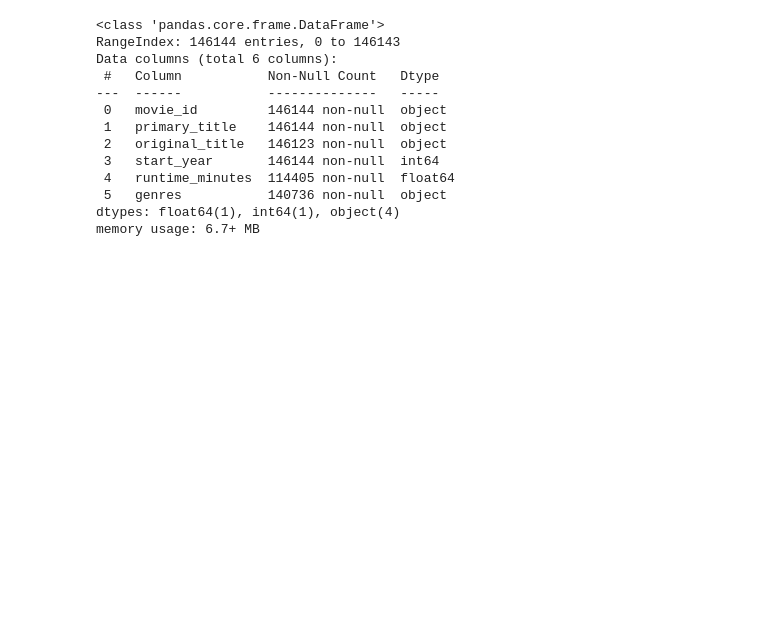
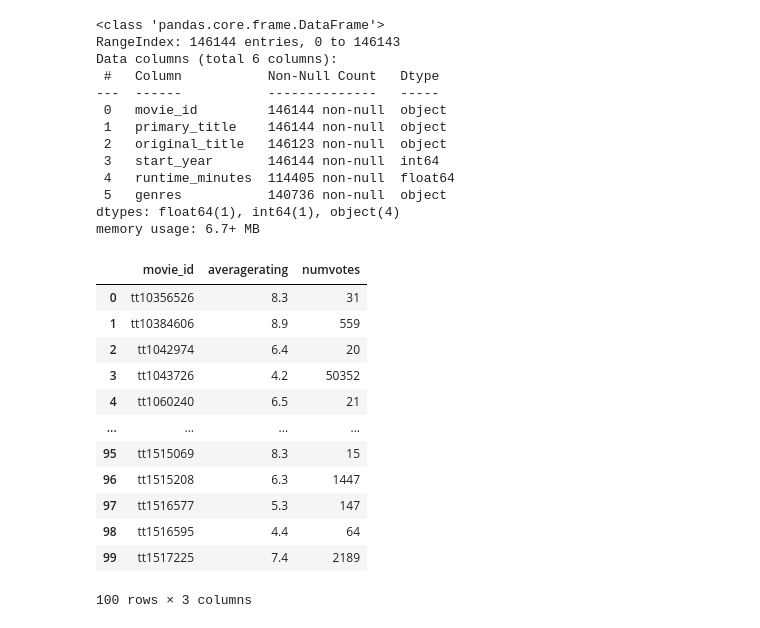
Before and after one commit to Wangari-web/dsc-phase-1-project-v2-4, a Jupyter notebook: student.ipynb, the cells around one changed output. Drawn from its saved outputs; the diff is of its cells as text; code cells hidden in the pictures; blank space fills up the shorter version.

```diff
--- a/student.ipynb
+++ b/student.ipynb
@@ -120,3 +124,23 @@ Data columns (total 6 columns):
  5   genres           140736 non-null  object
 dtypes: float64(1), int64(1), object(4)
 memory usage: 6.7+ MB
+# %%
+movie_ratings = pd.read_sql("""
+    SELECT *
+    FROM movie_ratings
+""", conn)
+movie_ratings.head(100)
+# %% [output]
+|  | movie_id | averagerating | numvotes |
+| 0 | tt10356526 | 8.3 | 31 |
+| 1 | tt10384606 | 8.9 | 559 |
+| 2 | tt1042974 | 6.4 | 20 |
+| 3 | tt1043726 | 4.2 | 50352 |
+| 4 | tt1060240 | 6.5 | 21 |
+| ... | ... | ... | ... |
+| 95 | tt1515069 | 8.3 | 15 |
+| 96 | tt1515208 | 6.3 | 1447 |
+| 97 | tt1516577 | 5.3 | 147 |
+| 98 | tt1516595 | 4.4 | 64 |
+| 99 | tt1517225 | 7.4 | 2189 |
+100 rows × 3 columns
```
Also changed, not shown: parts of 18 cells of this notebook.
